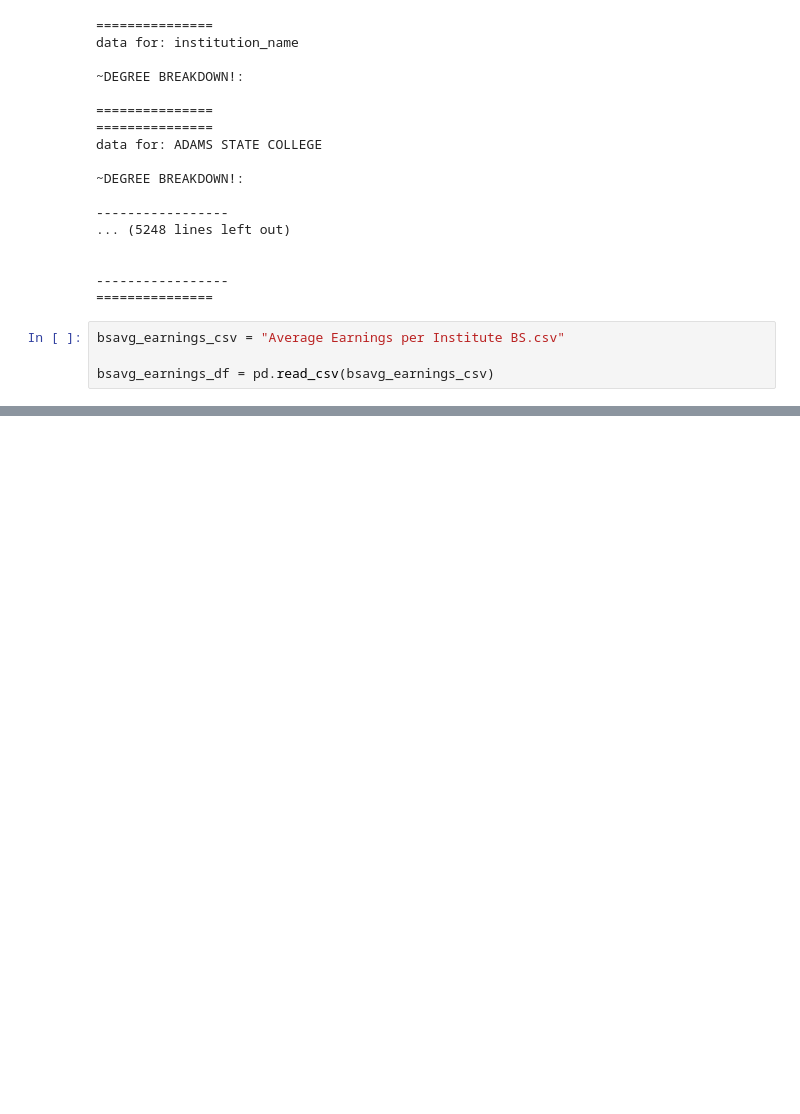
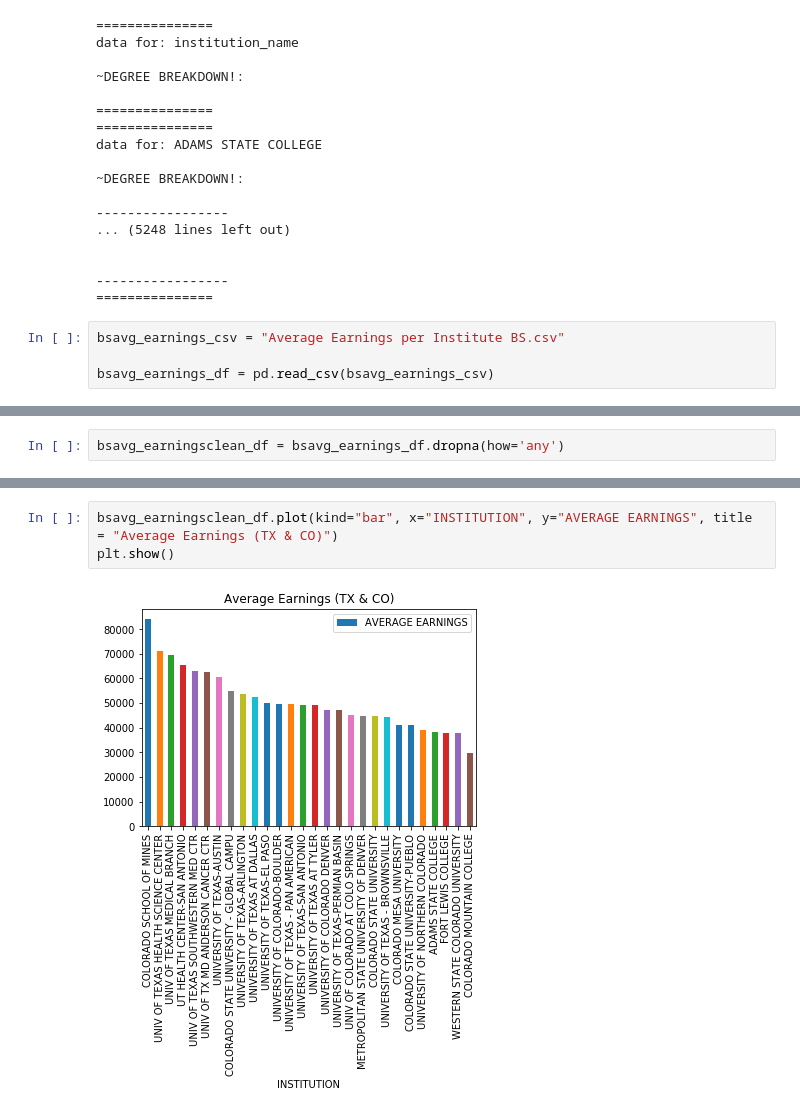
Before and after one commit to otrejo08/data_bootcamp_project1, a Jupyter notebook: data/Kabrina.ipynb, the cells around one changed output, grey strips where cells are left out. Cells and saved outputs as stored; diff of their text form; blank space fills up the shorter version.

Commit message:
add plots for earnings per institutions:

```diff
--- a/data/Kabrina.ipynb
+++ b/data/Kabrina.ipynb
@@ -468,0 +448,2 @@ cd data
+# %%
+bsavg_earningsclean_df = bsavg_earnings_df.dropna(how='any')
@@ -468,0 +529,5 @@ cd data
+# %%
+bsavg_earningsclean_df.plot(kind="bar", x="INSTITUTION", y="AVERAGE EARNINGS", title = "Average Earnings (TX & CO)")
+plt.show()
+# %% [output]
+[figure, added]
```
Also changed, not shown: parts of 12 cells of this notebook.
